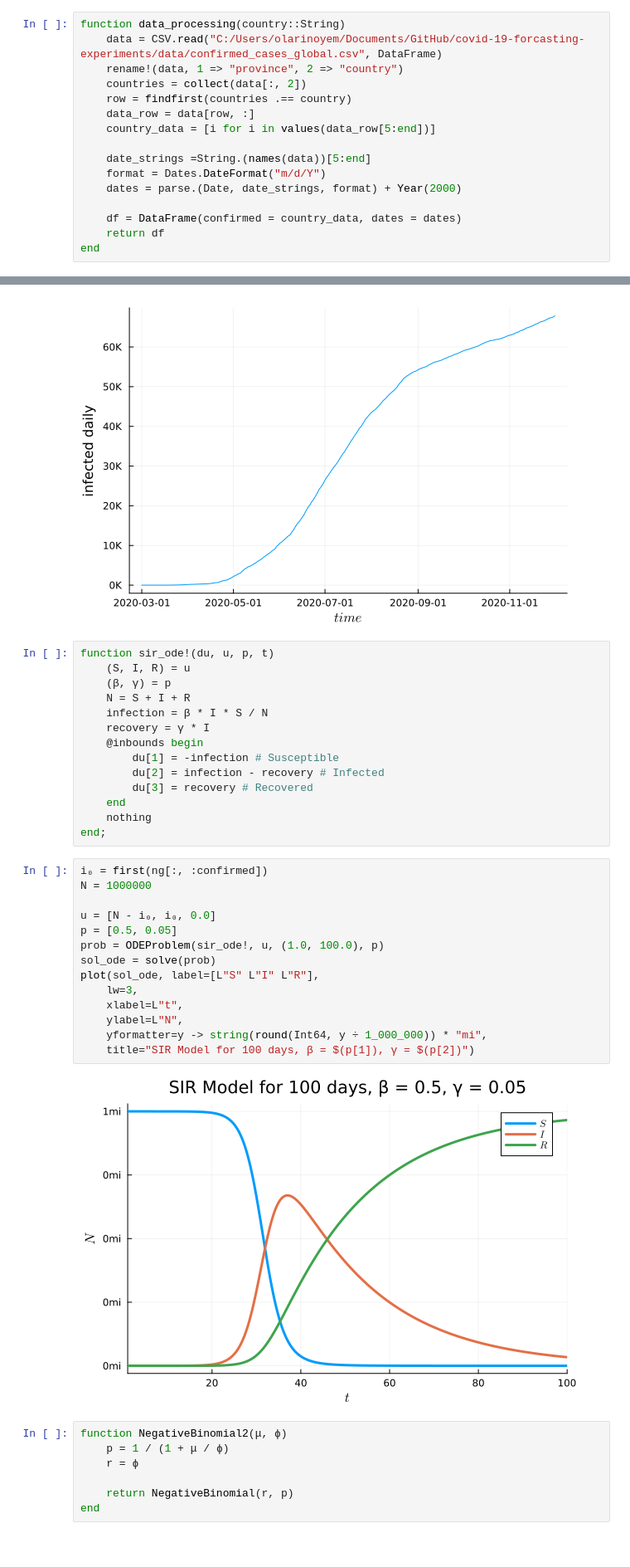
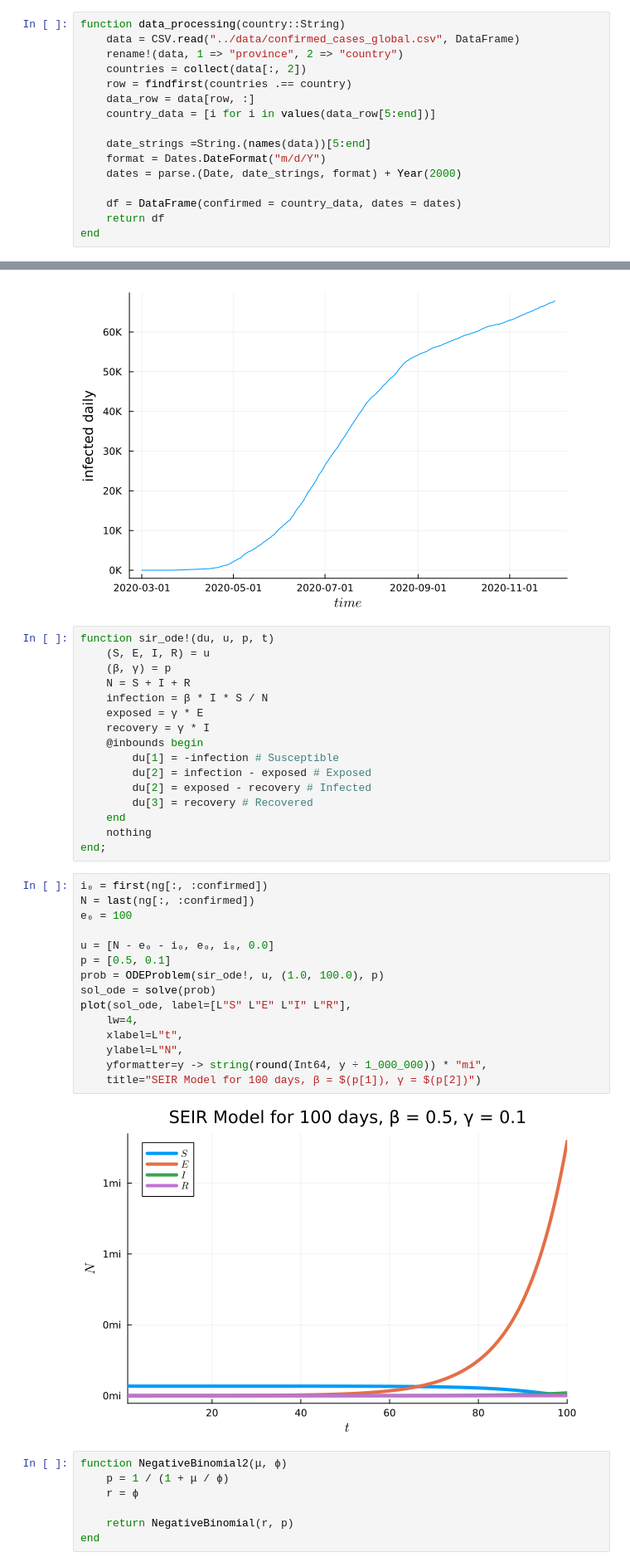
Before and after one commit to michaelajao/notebook, a Jupyter notebook: scripts/experiment2.ipynb, the cells around one changed output, grey strips where cells are left out. Shown at 83% size. Drawn from its saved outputs; the diff is of its cells as text.

```diff
--- a/scripts/experiment2.ipynb
+++ b/scripts/experiment2.ipynb
@@ -5,7 +5,7 @@ using LazyArrays
 using Random: seed!
 # %%
 function data_processing(country::String)
-    data = CSV.read("C:/Users/olarinoyem/Documents/GitHub/covid-19-forcasting-experiments/data/confirmed_cases_global.csv", DataFrame)
+    data = CSV.read("../data/confirmed_cases_global.csv", DataFrame)
     rename!(data, 1 => "province", 2 => "country")
     countries = collect(data[:, 2])
     row = findfirst(countries .== country)
@@ -84,34 +84,37 @@ ng = filter(row -> start_date <= row.dates <= end_date, ng_data)
 [figure]
 # %%
 function sir_ode!(du, u, p, t)
-    (S, I, R) = u
+    (S, E, I, R) = u
     (β, γ) = p
     N = S + I + R
     infection = β * I * S / N
+    exposed = γ * E
     recovery = γ * I
     @inbounds begin
         du[1] = -infection # Susceptible
-        du[2] = infection - recovery # Infected
+        du[2] = infection - exposed # Exposed
+        du[2] = exposed - recovery # Infected
         du[3] = recovery # Recovered
     end
     nothing
 end;
 # %%
 i₀ = first(ng[:, :confirmed])
-N = 1000000
+N = last(ng[:, :confirmed])
+e₀ = 100
 
-u = [N - i₀, i₀, 0.0]
-p = [0.5, 0.05]
+u = [N - e₀ - i₀, e₀, i₀, 0.0]
+p = [0.5, 0.1]
 prob = ODEProblem(sir_ode!, u, (1.0, 100.0), p)
 sol_ode = solve(prob)
-plot(sol_ode, label=[L"S" L"I" L"R"],
-    lw=3,
+plot(sol_ode, label=[L"S" L"E" L"I" L"R"],
+    lw=4,
     xlabel=L"t",
     ylabel=L"N",
     yformatter=y -> string(round(Int64, y ÷ 1_000_000)) * "mi",
-    title="SIR Model for 100 days, β = $(p[1]), γ = $(p[2])")
+    title="SEIR Model for 100 days, β = $(p[1]), γ = $(p[2])")
 # %% [output]
-[figure, old version]
+[figure, new version]
 # %%
 function NegativeBinomial2(μ, ϕ)
     p = 1 / (1 + μ / ϕ)
```
Also changed, not shown: parts of 8 cells of this notebook, 5 other files.
